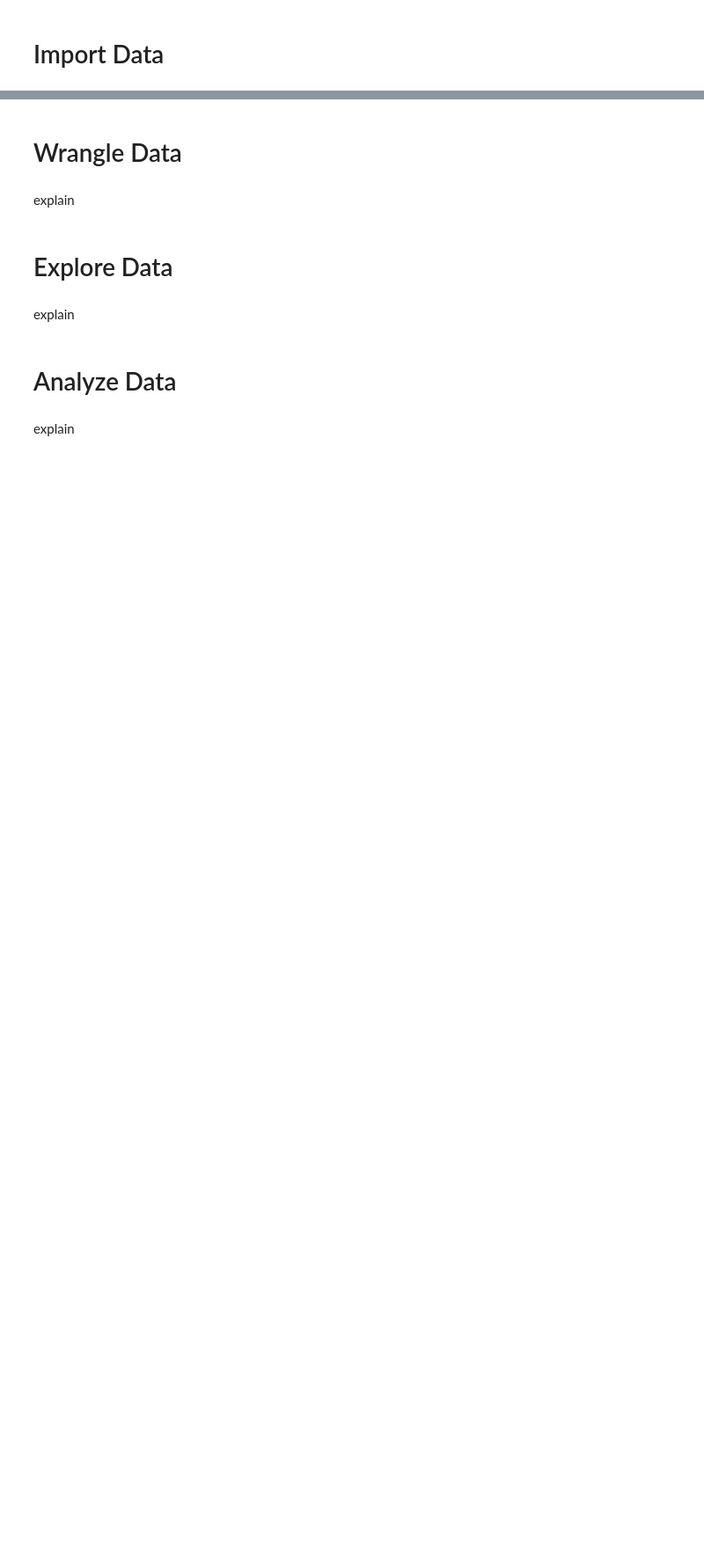
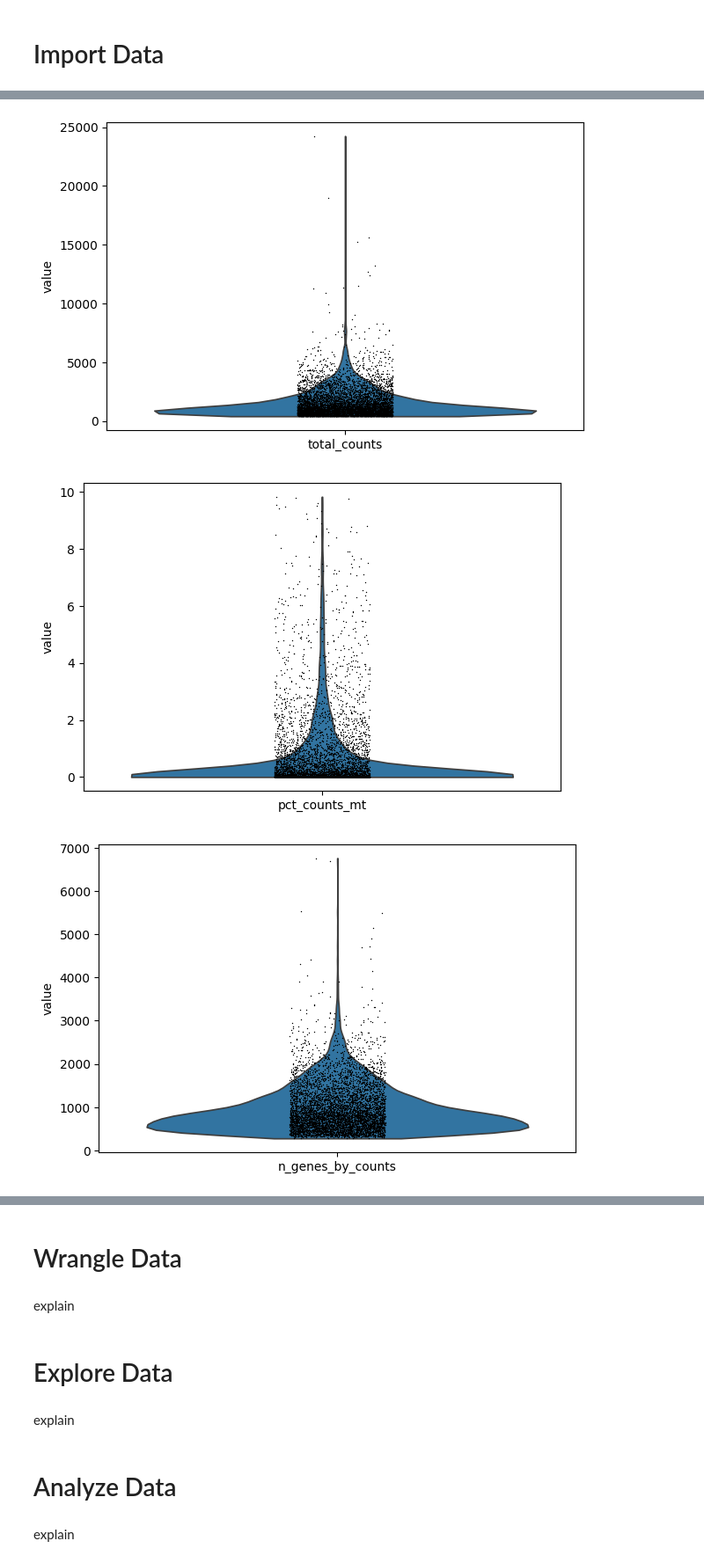
Before and after one commit to MikiasHWT/scRNA_Lethal_Covid19_Analysis, a Jupyter notebook: scRNA_Lethal_Covid19_Analysis.ipynb, the cells around one changed output, grey strips where cells are left out. Shown at 88% size. Drawn from its saved outputs; the diff is of its cells as text; code cells hidden in the pictures; blank space fills up the shorter version.

Commit message:
QC mterics defined

```diff
--- a/scRNA_Lethal_Covid19_Analysis.ipynb
+++ b/scRNA_Lethal_Covid19_Analysis.ipynb
@@ -102,0 +108,4 @@ Directory is empty
+# %%
+# Read csv files into Anndata object
+adata = sc.read_csv("data/GSE171524_RAW/csv/GSM5226574_C51ctr_raw_counts.csv").T
+adata
@@ -102,0 +229,18 @@ Directory is empty
+# %%
+# Define variables to idenitify known gene subsets
+# mitochondrial genes ("MT-"" for human, "mt-" for mouse)
+adata.var["mt"] = adata.var_names.str.startswith("MT-")
+# ribosomal genes
+adata.var["ribo"] = adata.var_names.str.startswith(("RPS", "RPL"))
+# hemoglobin genes.
+adata.var["hb"] = adata.var_names.str.contains(("^HB[^(P)]"))
+# %%
+# Calculate QC metrics
+sc.pp.calculate_qc_metrics(
+    adata,
+    qc_vars=["mt", "ribo", "hb"],
+    inplace=True,
+    percent_top=[20], # finds cumulative precentage of total counts produced by top 20 expressed genes
+    log1p=True
+)
+adata
@@ -102,0 +271,9 @@ Directory is empty
+# %%
+# plot "n_genes_by_counts", "total_counts" and "pct_counts_mt"
+sc.pl.violin(adata, 'total_counts')
+sc.pl.violin(adata, "pct_counts_mt")
+sc.pl.violin(adata, "n_genes_by_counts")
+# %% [output]
+[figure, added]
+[figure, added]
+[figure, added]
```
Also changed, not shown: parts of 21 cells of this notebook, 1 other file.
